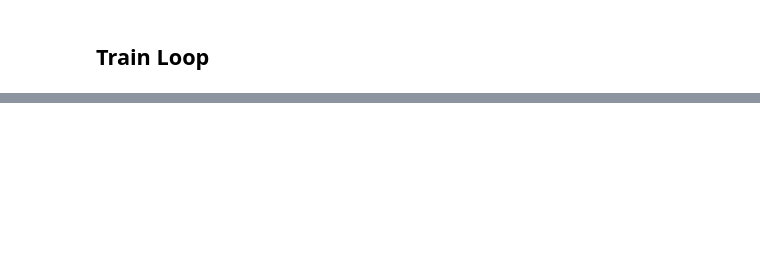
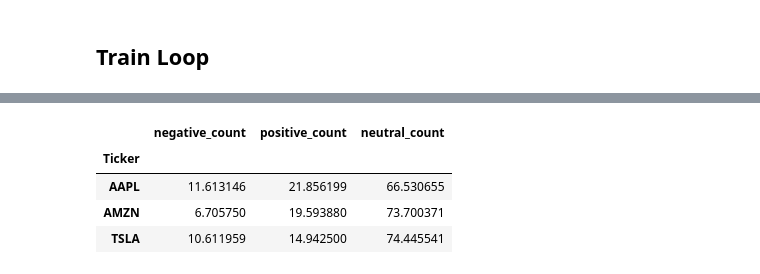
Before and after one commit to 25benjaminli/stocks_stats, a Jupyter notebook: stocks_stats.ipynb, the cells around one changed output, grey strips where cells are left out. Cells and saved outputs as stored; diff of their text form; code cells hidden in the pictures; blank space fills up the shorter version.

```diff
--- a/stocks_stats.ipynb
+++ b/stocks_stats.ipynb
@@ -389,0 +658,14 @@ news = news.join(df_scores, rsuffix='_right')
+# %%
+# Using dataframe news_joined: show number of negative, positive, neutral sentiments. print by ticker
+
+news_joined.groupby('Ticker').agg(
+    negative_count=('negative', 'sum'),
+    positive_count=('positive', 'sum'),
+    neutral_count=('neutral', 'sum')
+)
+# %% [output]
+|  | negative_count | positive_count | neutral_count |
+| Ticker |  |  |  |
+| AAPL | 11.613146 | 21.856199 | 66.530655 |
+| AMZN | 6.705750 | 19.593880 | 73.700371 |
+| TSLA | 10.611959 | 14.942500 | 74.445541 |
```
Also changed, not shown: parts of 23 cells of this notebook, 1 other file.
